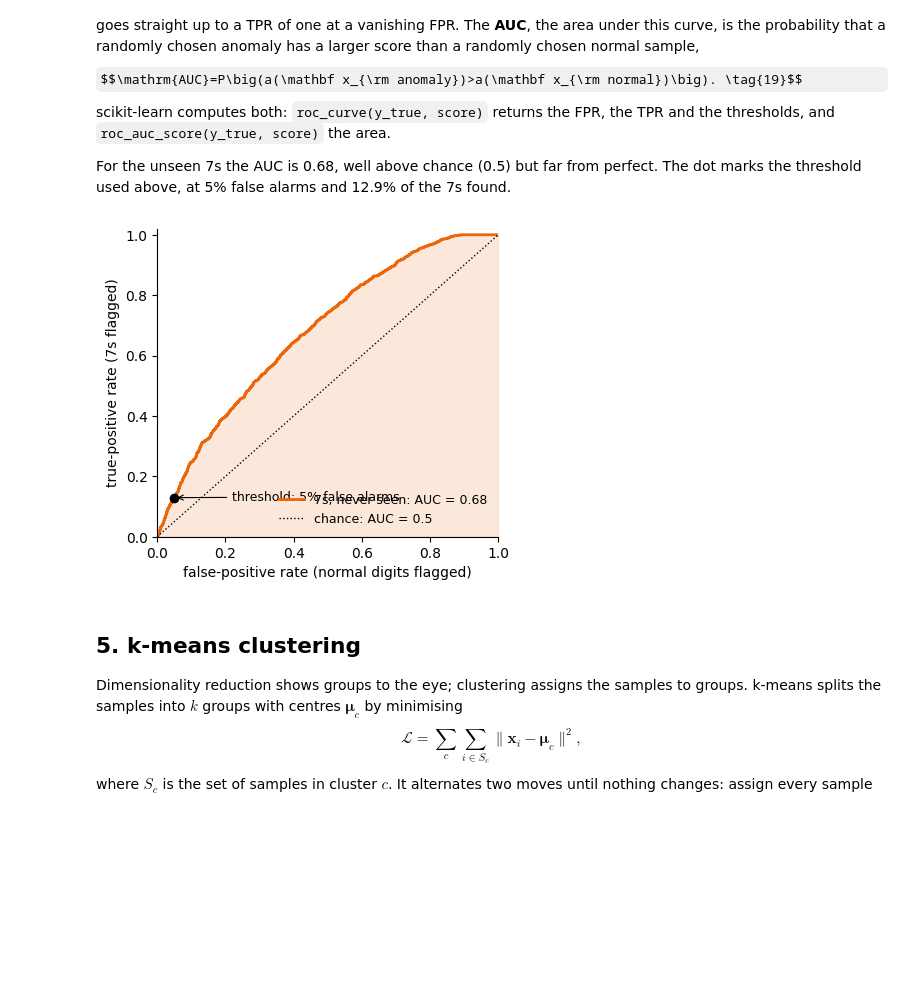
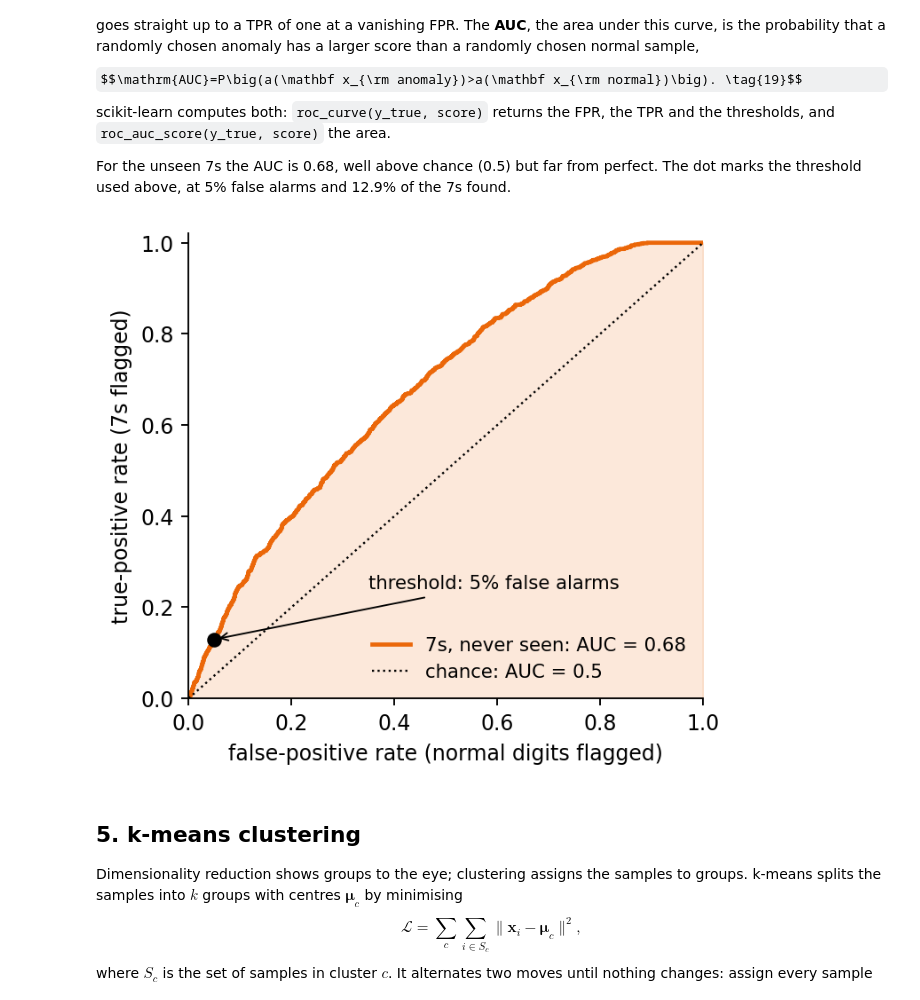
Before and after one commit to MarcinPlodzien/deep-learning-for-scientific-discovery, a Jupyter notebook: notebooks/lecture-05/unsupervised-learning.ipynb, the cells around one changed output. Saved outputs shown, nothing was run; the diff lists cells and outputs as text; code cells hidden in the pictures; some formulas as TeX source; blank space fills up the shorter version.

Commit message:
Lecture 5: ROC figure without overlapping labels

```diff
--- a/notebooks/lecture-05/unsupervised-learning.ipynb
+++ b/notebooks/lecture-05/unsupervised-learning.ipynb
@@ -897,17 +897,17 @@ For the unseen 7s the AUC is 0.68, well above chance (0.5) but far from perfect.
 # %%
 from sklearn.metrics import roc_curve
 fpr, tpr, _ = roc_curve(is7, errA)
 fig, ax = plt.subplots(figsize=(4.4, 4.0))
 ax.fill_between(fpr, tpr, color=orange, alpha=0.15)
 ax.plot(fpr, tpr, color=orange, lw=2, label=f"7s, never seen: AUC = {nums['anom_auc']:.2f}")
 ax.plot([0, 1], [0, 1], "k:", lw=1, label="chance: AUC = 0.5")
 ax.plot(0.05, nums["anom_frac7_flagged"], "o", color="k", ms=6)
-ax.annotate("threshold: 5% false alarms", (0.05, nums["anom_frac7_flagged"]), xytext=(0.22, 0.12), fontsize=9, arrowprops=dict(arrowstyle="->", lw=0.8))
+ax.annotate("threshold: 5% false alarms", (0.05, nums["anom_frac7_flagged"]), xytext=(0.35, 0.24), fontsize=9, arrowprops=dict(arrowstyle="->", lw=0.8))
 ax.set_xlabel("false-positive rate (normal digits flagged)"); ax.set_ylabel("true-positive rate (7s flagged)")
 ax.set_xlim(0, 1); ax.set_ylim(0, 1.02); ax.legend(frameon=False, fontsize=9, loc="lower right"); clean(ax)
 plt.savefig(f"{OUT}/gen_anomaly_roc.png", dpi=170, bbox_inches="tight"); plt.show()
 # %% [output]
-[figure, old version]
+[figure, new version]
 # %% [markdown]
 ## 5. k-means clustering
 
```
Also changed, not shown: parts of 4 cells of this notebook, 6 other files.
